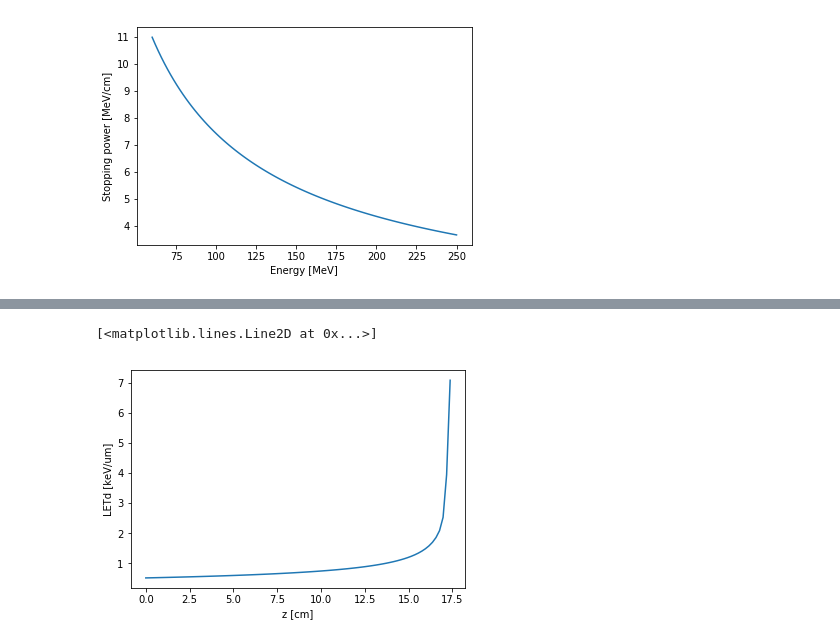
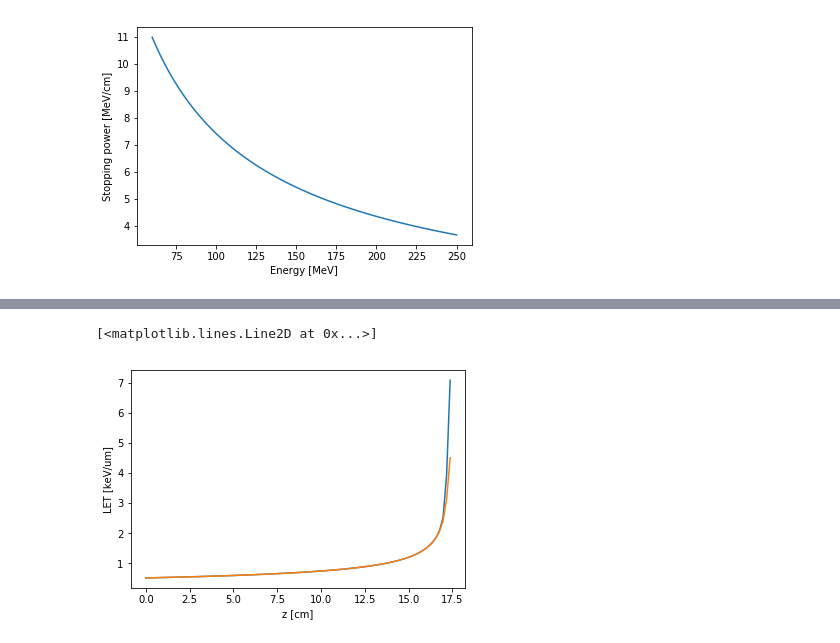
Before and after one commit to DataMedSci/PTAM, a Jupyter notebook: wilkens.ipynb, the cells around one changed output, grey strips where cells are left out. Saved outputs shown, nothing was run; the diff lists cells and outputs as text; code cells hidden in the pictures.

```diff
--- a/wilkens.ipynb
+++ b/wilkens.ipynb
@@ -162,16 +175,19 @@ class WilkensLET(object):
 # %%
 E_MeV = 160
 sigma_E_MeV = 0.0
 z_cm = np.linspace(start=0.0, stop=20.0, num=100)
-let_MeV_cm = WilkensLET.let_d_MeV_cm(E_MeV, sigma_E_MeV, z_cm)
-let_keV_um = 0.1 * let_MeV_cm
+let_d_MeV_cm = WilkensLET.let_d_MeV_cm(E_MeV, sigma_E_MeV, z_cm)
+let_d_keV_um = 0.1 * let_d_MeV_cm
+let_t_MeV_cm = WilkensLET.let_t_MeV_cm(E_MeV, sigma_E_MeV, z_cm)
+let_t_keV_um = 0.1 * let_t_MeV_cm
 
 plt.xlabel("z [cm]")
-plt.ylabel("LETd [keV/um]")
-plt.plot(z_cm, let_keV_um)
+plt.ylabel("LET [keV/um]")
+plt.plot(z_cm, let_d_keV_um)
+plt.plot(z_cm, let_t_keV_um)
 # %% [output]
 [<matplotlib.lines.Line2D at 0x...>]
-[figure, old version]
+[figure, new version]
 # %%
 # note !!
 
```
Also changed, not shown: parts of 2 cells of this notebook, 1 other file.
